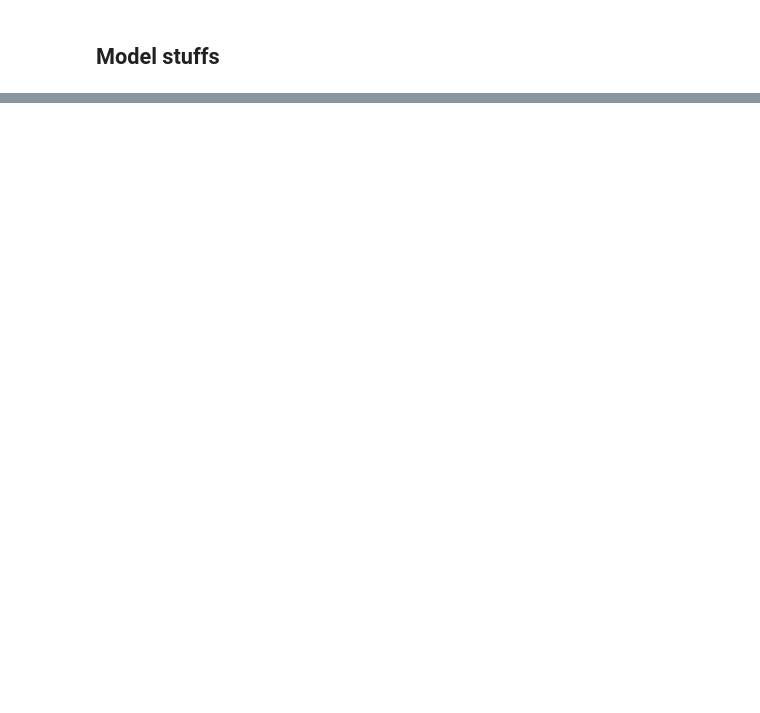
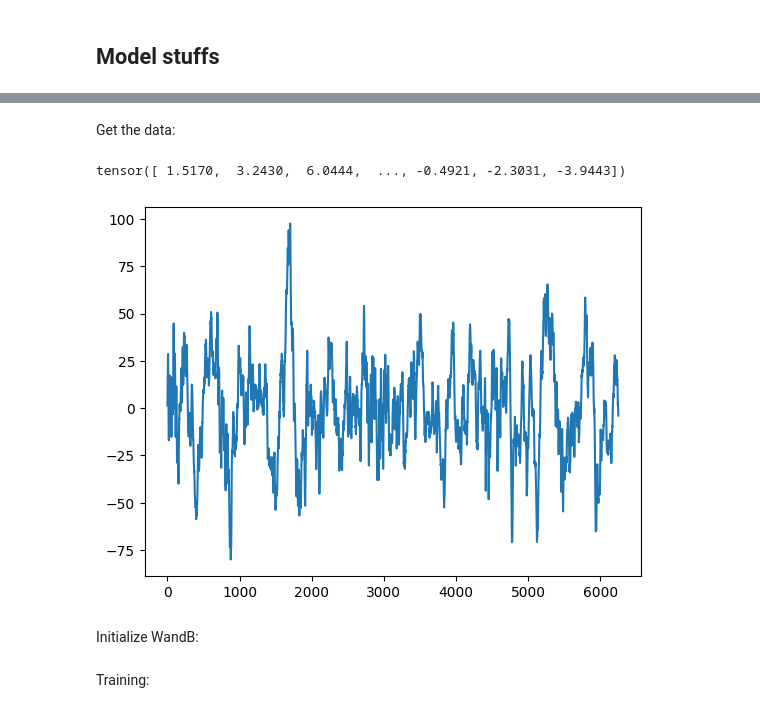
Before and after one commit to Portiloop/portiloop-training, a Jupyter notebook: notebooks/sleep_staging_training.ipynb, the cells around one changed output, grey strips where cells are left out. Cells and saved outputs as stored; diff of their text form; code cells hidden in the pictures; blank space fills up the shorter version.

```diff
--- a/notebooks/sleep_staging_training.ipynb
+++ b/notebooks/sleep_staging_training.ipynb
@@ -361,0 +475,52 @@ weighted avg       0.22      0.47      0.30     64000
+# %% [markdown]
+Get the data:
+# %%
+from torch.utils.data import RandomSampler
+
+dataset = SleepStageDataset(['01-01-0001', '01-01-0002', '01-01-0003', '01-01-0004'], data, ss_labels, config['seq_len'], config['freq'])
+test_dataset = SleepStageDataset(['01-01-0005'], data, ss_labels, config['seq_len'], config['freq'])
+sampler = SleepStageSampler(dataset, config['seq_len'], 1000, config['batch_size'])
+test_sampler = SleepStageSampler(test_dataset, config['seq_len'], 1000, config['batch_size'])
+
+# dataset = ArtificialEEGDataset(5, config['seq_len'], noise_std=config['noise_std'])
+# sampler = ArtificialEEGSampler(1000, config['batch_size'])
+
+loader = DataLoader(
+    dataset=dataset,
+    batch_size=config['batch_size'],
+    sampler=sampler,
+    num_workers=0,
+    pin_memory=True,
+    drop_last=True
+)
+
+test_loader = DataLoader(
+    dataset=test_dataset,
+    batch_size=config['batch_size'],
+    sampler=test_sampler,
+    num_workers=0,
+    pin_memory=True,
+    drop_last=True
+)
+# %%
+dataset[1000000][0][0]
+# %% [output]
+tensor([ 1.5170,  3.2430,  6.0444,  ..., -0.4921, -2.3031, -3.9443])
+# %%
+from matplotlib import pyplot as plt
+plt.plot(dataset[1000000][0][0].numpy())
+plt.show()
+# plt.plot(dataset[1][0].squeeze(0).numpy())
+# plt.show()
+# plt.plot(dataset[2][0].squeeze(0).numpy())
+# plt.show()
+# plt.plot(dataset[3][0].squeeze(0).numpy())
+# plt.show()
+# plt.plot(dataset[4][0].squeeze(0).numpy())
+# plt.show()
+# %% [output]
+[figure, added]
+# %% [markdown]
+Initialize WandB:
+# %% [markdown]
+Training:
```
Also changed, not shown: parts of 36 cells of this notebook, 6 other files.
